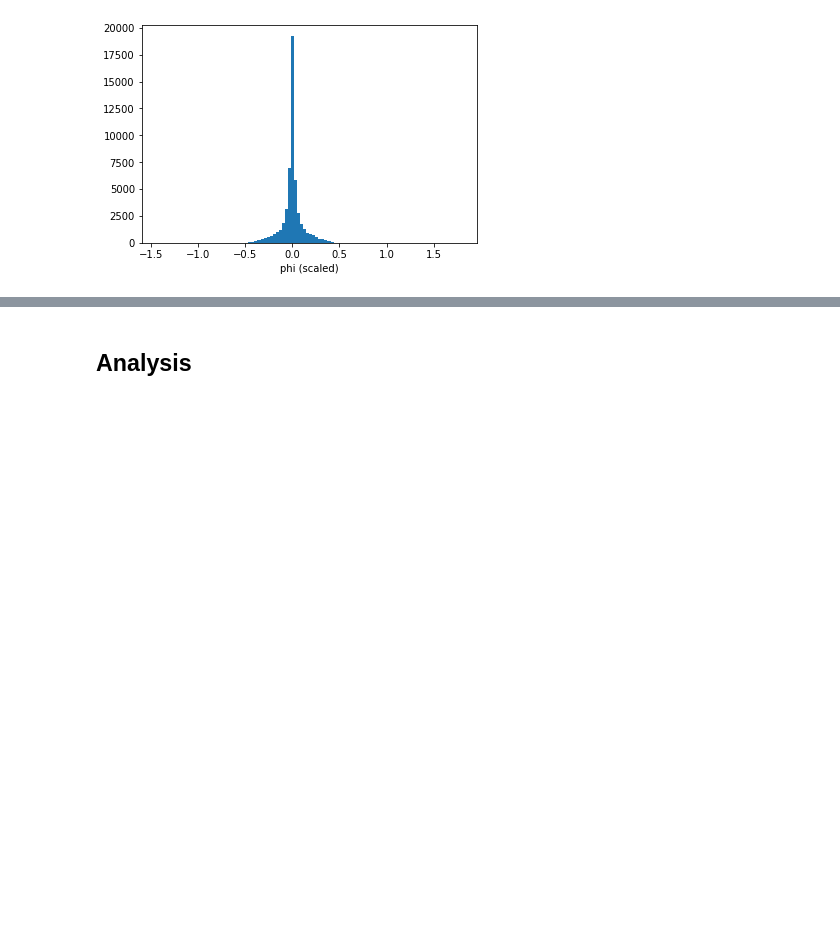
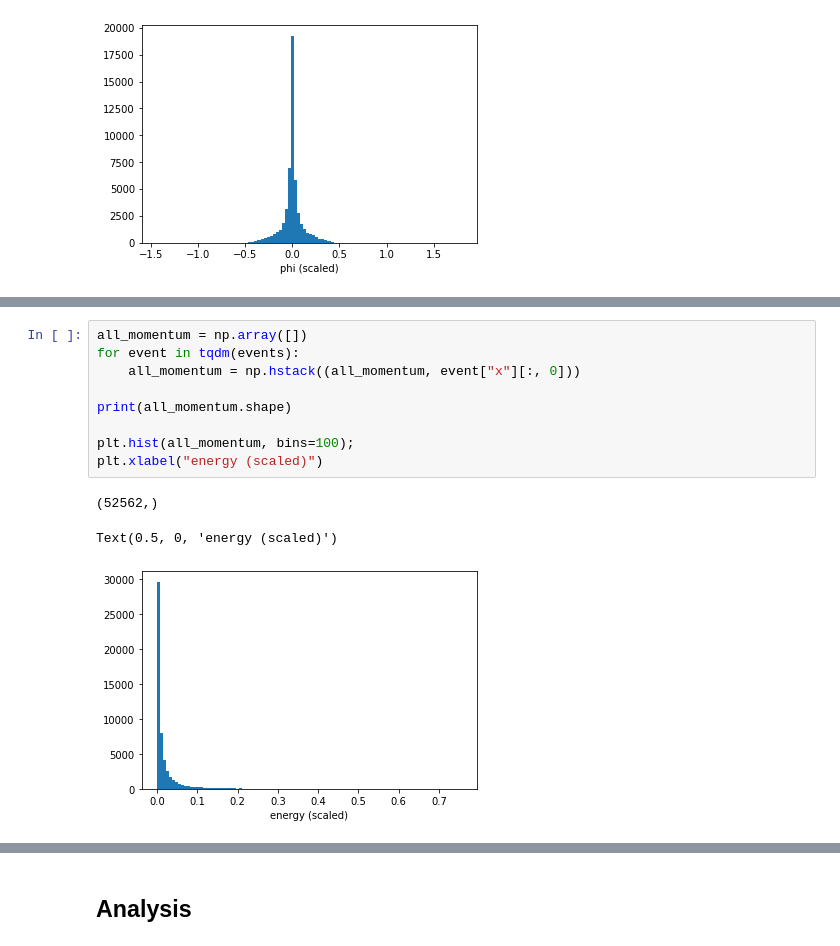
Before and after one commit to womogenes/top-tagging, a Jupyter notebook: exploration.ipynb, the cells around one changed output, grey strips where cells are left out. Cells and saved outputs as stored; diff of their text form; blank space fills up the shorter version.

```diff
--- a/exploration.ipynb
+++ b/exploration.ipynb
@@ -60,0 +78,13 @@ Text(0.5, 0, 'phi (scaled)')
+# %%
+all_momentum = np.array([])
+for event in tqdm(events):
+    all_momentum = np.hstack((all_momentum, event["x"][:, 0]))
+
+print(all_momentum.shape)
+
+plt.hist(all_momentum, bins=100);
+plt.xlabel("energy (scaled)")
+# %% [output]
+(52562,)
+Text(0.5, 0, 'energy (scaled)')
+[figure, added]
```
Also changed, not shown: parts of 8 cells of this notebook, 1 other file.
